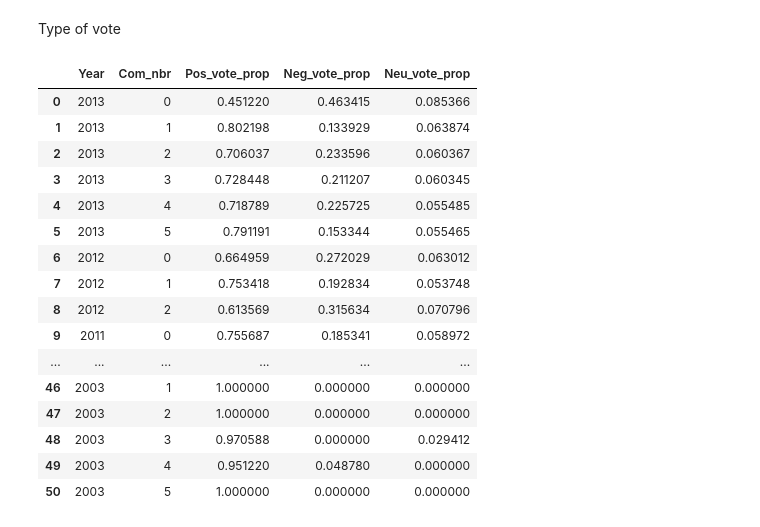
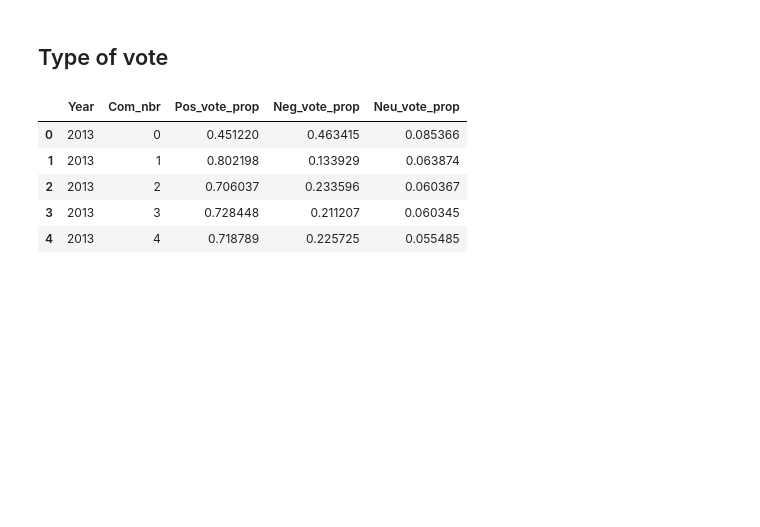
Before and after one commit to epfl-ada/ada-2023-project-abracadabra, a Jupyter notebook: community_analysis.ipynb, the cells around one changed output. Drawn from its saved outputs; the diff is of its cells as text; code cells hidden in the pictures; blank space fills up the shorter version.

```diff
--- a/community_analysis.ipynb
+++ b/community_analysis.ipynb
@@ -22,0 +6,5 @@ df_ref
+# %%
+df_ref = get_dataframe()
+#remove 2003
+df_ref = df_ref[df_ref['Year']!=2003]
+df_ref.head(5)
@@ -78,5 +138,5 @@ df_com_stat
 # %% [markdown]
-Type of vote
+## Type of vote
 # %%
 years = df_ref['Year'].unique()
 dict_com = {}
@@ -119,28 +179,17 @@ def com_vote(df_ref, df_com_year_, year):
 # %%
 df_stat_com = pd.DataFrame(columns=['Year', 'Com_nbr', 'Pos_vote_prop', 'Neg_vote_prop', 'Neu_vote_prop'])
 for year in dict_com.keys():
     df_com_year = dict_com[str(year)]
     stat_com = com_vote(df_ref, df_com_year, year)
     df_stat_com = pd.concat([df_stat_com, stat_com], ignore_index=True)
-df_stat_com
+df_stat_com.head(5)
 # %% [output]
 |  | Year | Com_nbr | Pos_vote_prop | Neg_vote_prop | Neu_vote_prop |
 | 0 | 2013 | 0 | 0.451220 | 0.463415 | 0.085366 |
 | 1 | 2013 | 1 | 0.802198 | 0.133929 | 0.063874 |
 | 2 | 2013 | 2 | 0.706037 | 0.233596 | 0.060367 |
 | 3 | 2013 | 3 | 0.728448 | 0.211207 | 0.060345 |
 | 4 | 2013 | 4 | 0.718789 | 0.225725 | 0.055485 |
-| 5 | 2013 | 5 | 0.791191 | 0.153344 | 0.055465 |
-| 6 | 2012 | 0 | 0.664959 | 0.272029 | 0.063012 |
-| 7 | 2012 | 1 | 0.753418 | 0.192834 | 0.053748 |
-| 8 | 2012 | 2 | 0.613569 | 0.315634 | 0.070796 |
-| 9 | 2011 | 0 | 0.755687 | 0.185341 | 0.058972 |
-| ... | ... | ... | ... | ... | ... |
-| 46 | 2003 | 1 | 1.000000 | 0.000000 | 0.000000 |
-| 47 | 2003 | 2 | 1.000000 | 0.000000 | 0.000000 |
-| 48 | 2003 | 3 | 0.970588 | 0.000000 | 0.029412 |
-| 49 | 2003 | 4 | 0.951220 | 0.048780 | 0.000000 |
-| 50 | 2003 | 5 | 1.000000 | 0.000000 | 0.000000 |
 # %%
 def plot_dist_vote_per_com(df, years):
     # Melt the DataFrame to make it suitable for Seaborn
```
Also changed, not shown: parts of 22 cells of this notebook.
